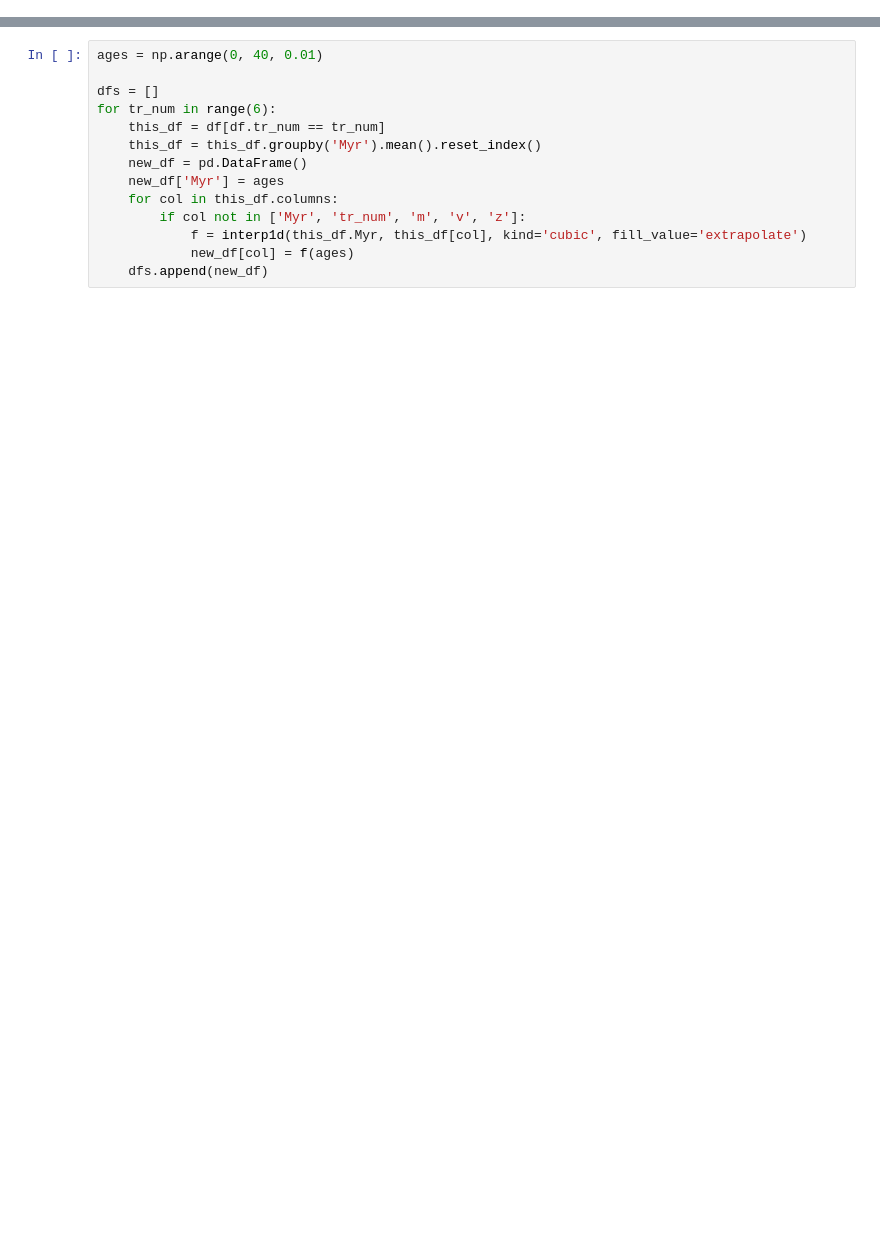
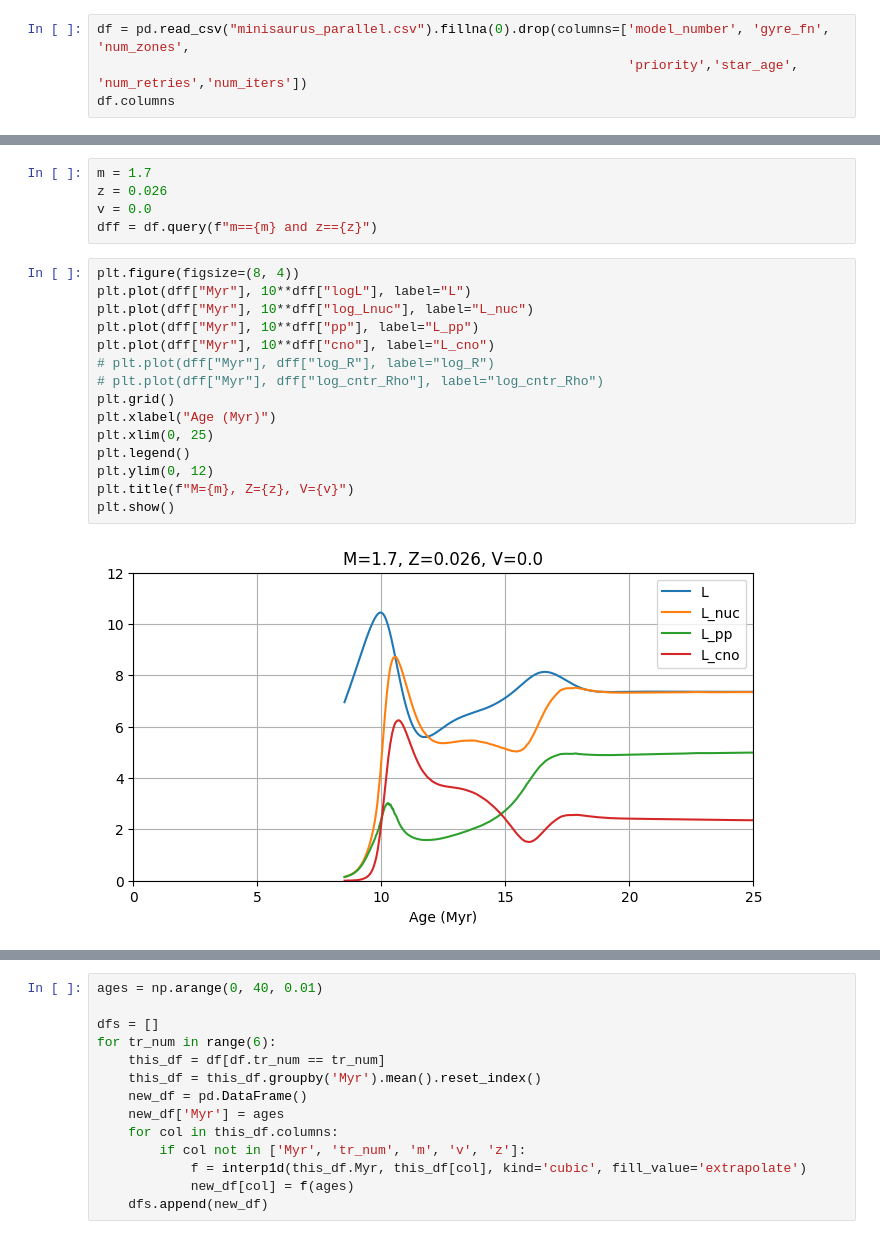
Before and after one commit to gautam-404/MESA-tests, a Jupyter notebook: test.ipynb, the cells around one changed output, grey strips where cells are left out. Drawn from its saved outputs; the diff is of its cells as text; blank space fills up the shorter version.

```diff
--- a/test.ipynb
+++ b/test.ipynb
@@ -17,0 +11,4 @@ df = df[['Myr', 'm', 'z', 'v', 'tr_num', 'logL', 'log_R', 'log_g', 'surf_avg_ome
+# %%
+df = pd.read_csv("minisaurus_parallel.csv").fillna(0).drop(columns=['model_number', 'gyre_fn', 'num_zones',
+                                                                    'priority','star_age', 'num_retries','num_iters'])
+df.columns
@@ -17,0 +30,22 @@ df = df[['Myr', 'm', 'z', 'v', 'tr_num', 'logL', 'log_R', 'log_g', 'surf_avg_ome
+# %%
+m = 1.7
+z = 0.026
+v = 0.0
+dff = df.query(f"m=={m} and z=={z}")
+# %%
+plt.figure(figsize=(8, 4))
+plt.plot(dff["Myr"], 10**dff["logL"], label="L")
+plt.plot(dff["Myr"], 10**dff["log_Lnuc"], label="L_nuc")
+plt.plot(dff["Myr"], 10**dff["pp"], label="L_pp")
+plt.plot(dff["Myr"], 10**dff["cno"], label="L_cno")
+# plt.plot(dff["Myr"], dff["log_R"], label="log_R")
+# plt.plot(dff["Myr"], dff["log_cntr_Rho"], label="log_cntr_Rho")
+plt.grid()
+plt.xlabel("Age (Myr)")
+plt.xlim(0, 25)
+plt.legend()
+plt.ylim(0, 12)
+plt.title(f"M={m}, Z={z}, V={v}")
+plt.show()
+# %% [output]
+[figure, added]
```
Also changed, not shown: parts of 12 cells of this notebook, 3 other files.
